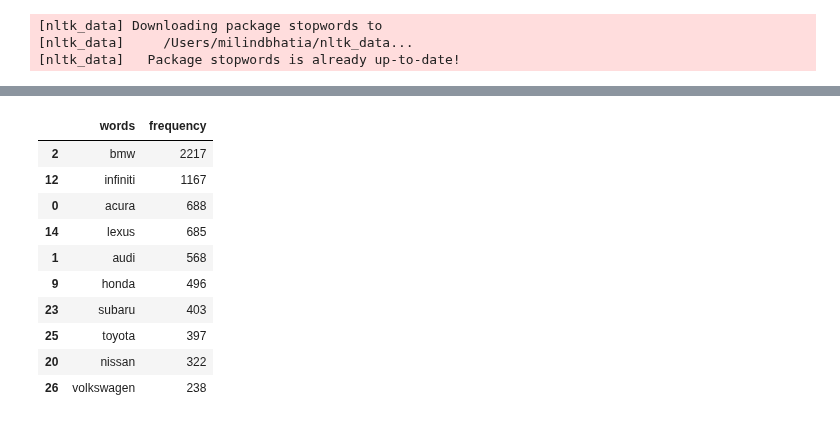
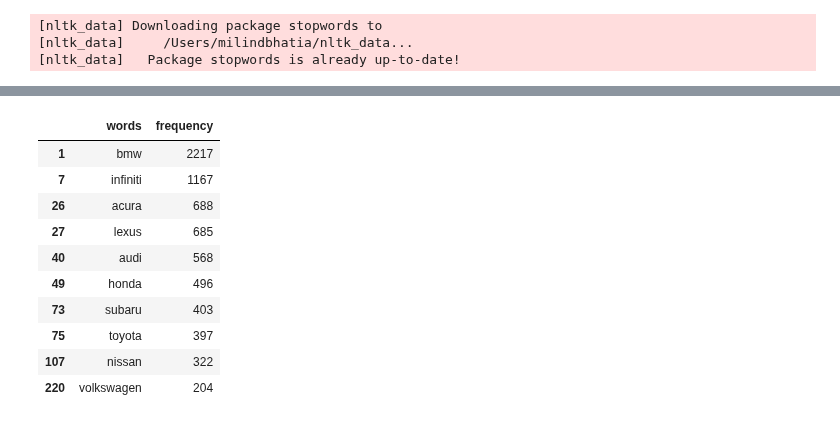
Before and after one commit to milindbhatiaa/Unstructured_Analytics, a Jupyter notebook: Homework 1/4.1_Lift_cal_olddata.ipynb, the cells around one changed output, grey strips where cells are left out. Drawn from its saved outputs; the diff is of its cells as text; code cells hidden in the pictures.

```diff
--- a/Homework 1/4.1_Lift_cal_olddata.ipynb
+++ b/Homework 1/4.1_Lift_cal_olddata.ipynb
@@ -3,5 +3,6 @@
 # %%
 import pandas as pd
+import numpy as np
 
 # Load the models and brands mapping
 mapping_df = pd.read_csv('car_models_and_brands.csv')
@@ -26,15 +27,9 @@ model_to_brand['es'] = 'lexus'
 model_to_brand['g35'] = 'infiniti'
 
 del model_to_brand['mercedes']
-
-model_to_brand['volkswagen'] = model_to_brand.pop('volkwagen')
+model_to_brand['passat'] = 'volkswagen'
 
 brand_fil = list(set(model_to_brand.values()))
-
-# model_to_brand['s4'] = 'audi'
-# model_to_brand['tlx'] = 'acura'
-# model_to_brand['daytona'] = 'dodge'
-# model_to_brand['wrangler'] = 'jeep'
 # %%
 rem_brand = ["car","seat","sedan","problem"]
 
@@ -279,13 +222,9 @@ wnf_df = wnf_df.rename(columns={'index': 'words', 0: 'frequency'})
 [nltk_data]   Package stopwords is already up-to-date!
 # %%
 top_bd_df = wnf_df[wnf_df['words'].isin(brand_fil)]
-key_b = {"volkwagen":"volkswagen", "mercedes-benz":"mercedes"}
-top_bd_df['words'] = top_bd_df['words'].replace(key_b)
-top_bd_df_f = top_bd_df.groupby("words").sum().reset_index().sort_values(by='frequency',ascending=False)
-
 
 plt.figure(figsize=(10, 6))
-plt.bar(top_bd_df_f['words'].head(10), top_bd_df_f['frequency'].head(10))
+plt.bar(top_bd_df['words'].head(10), top_bd_df['frequency'].head(10))
 plt.xlabel('Brands')
 plt.ylabel('Frequency')
 plt.title('Brand Frequency Bar Chart')
@@ -303,15 +237,15 @@ See the caveats in the documentation: https://pandas.pydata.org/pandas-docs/stab
 # %%
-top_10_df = top_bd_df_f.head(10)
+top_10_df = top_bd_df.head(10)
 top_10_df
 # %% [output]
 |  | words | frequency |
-| 2 | bmw | 2217 |
-| 12 | infiniti | 1167 |
-| 0 | acura | 688 |
-| 14 | lexus | 685 |
-| 1 | audi | 568 |
-| 9 | honda | 496 |
-| 23 | subaru | 403 |
-| 25 | toyota | 397 |
-| 20 | nissan | 322 |
-| 26 | volkswagen | 238 |
+| 1 | bmw | 2217 |
+| 7 | infiniti | 1167 |
+| 26 | acura | 688 |
+| 27 | lexus | 685 |
+| 40 | audi | 568 |
+| 49 | honda | 496 |
+| 73 | subaru | 403 |
+| 75 | toyota | 397 |
+| 107 | nissan | 322 |
+| 220 | volkswagen | 204 |
```
Also changed, not shown: parts of 50 cells of this notebook.
